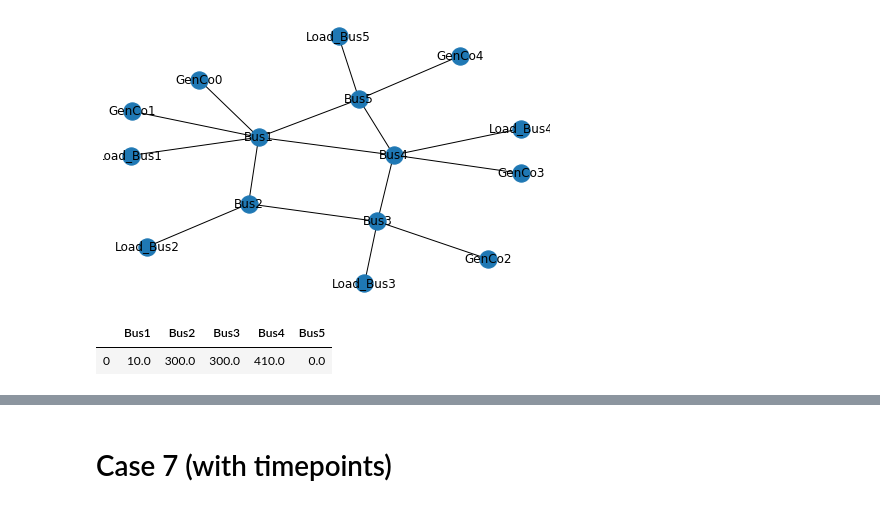
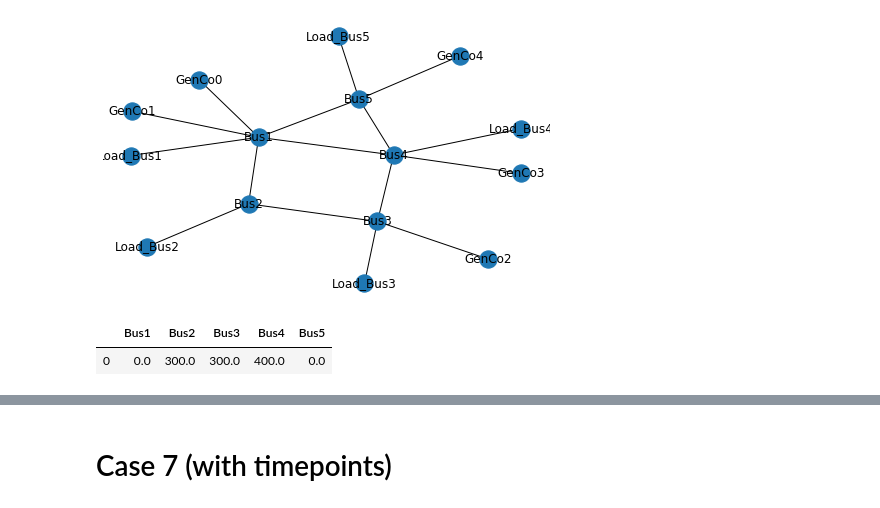
Before and after one commit to djinnome/Xavier2019, a Jupyter notebook: Xavier2019.ipynb, the cells around one changed output, grey strips where cells are left out. Drawn from its saved outputs; the diff is of its cells as text; code cells hidden in the pictures.

Commit message:
Fixed table1 and table2

```diff
--- a/Xavier2019.ipynb
+++ b/Xavier2019.ipynb
@@ -36,14 +36,13 @@ WARNING:psst.case:'COST_2'
 None
 [figure]
 # %%
-generator_df.loc['GenCo0','PMIN'] = -10
-generator_df.loc['GenCo3','PMIN'] = -10
+
 buses = generator_df[generator_df['PMIN']<0][['GEN_BUS', 'PMIN']].set_index('GEN_BUS')
 case5.load[buses.index] = case5.load[buses.index] - buses['PMIN']
 case5.load
 # %% [output]
 |  | Bus1 | Bus2 | Bus3 | Bus4 | Bus5 |
-| 0 | 10.0 | 300.0 | 300.0 | 410.0 | 0.0 |
+| 0 | 0.0 | 300.0 | 300.0 | 400.0 | 0.0 |
 # %%
 try:
     model5pmin = build_model(case5, generator_df)
```
Also changed, not shown: parts of 6 cells of this notebook, 1 other file.
